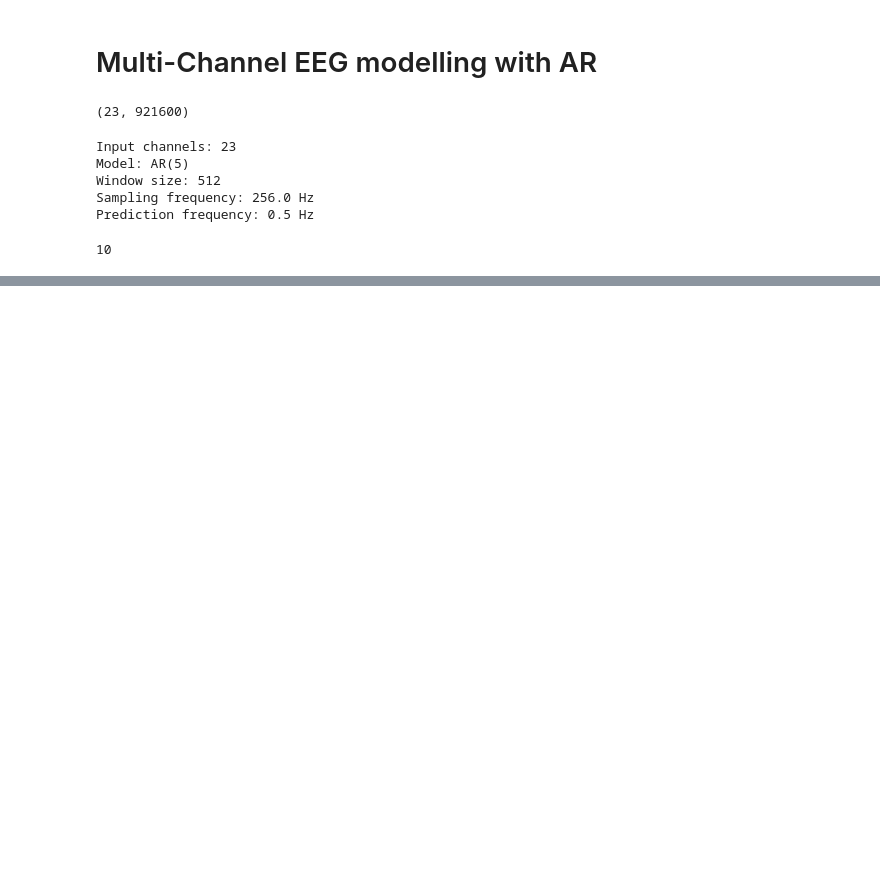
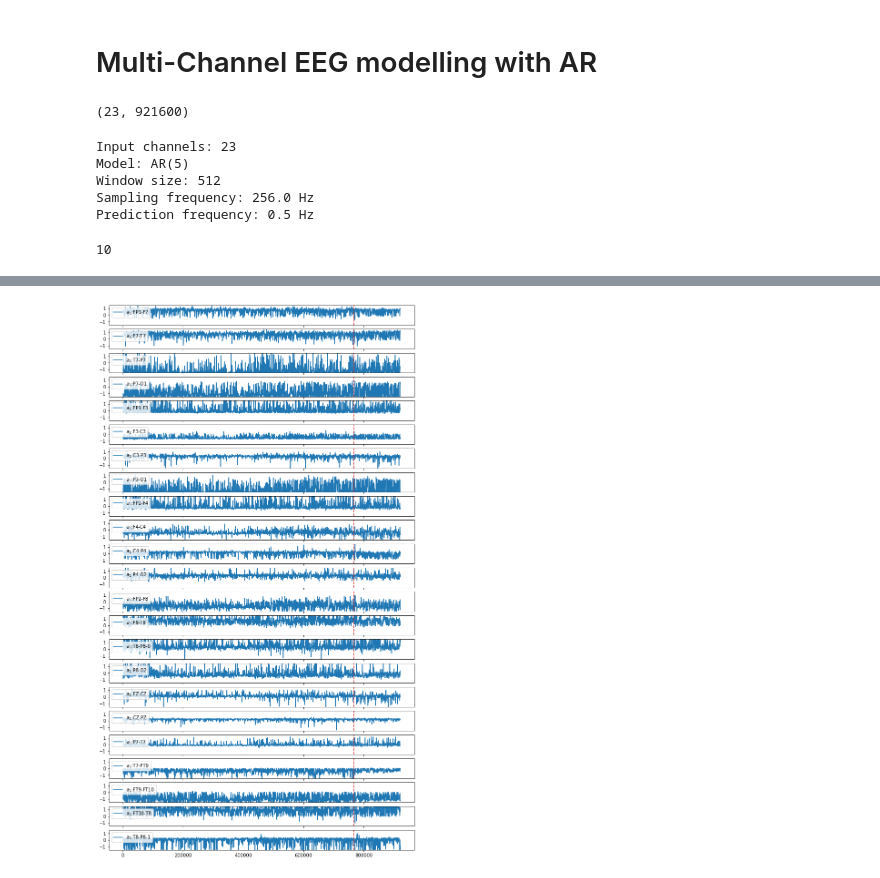
Before and after one commit to samisnotinsane/chbmit-seizure-prediction, a Jupyter notebook: feature_extraction/AR_response_multi_channel.ipynb, the cells around one changed output, grey strips where cells are left out. Cells and saved outputs as stored; diff of their text form; code cells hidden in the pictures; blank space fills up the shorter version.

```diff
--- a/feature_extraction/AR_response_multi_channel.ipynb
+++ b/feature_extraction/AR_response_multi_channel.ipynb
@@ -87,0 +101,10 @@ Wall time: 4.61 s
+# %%
+fig, axes = plt.subplots(figsize=(12,22), nrows=n_c, sharex=True)
+for i, ax in enumerate(axes):
+    ax.plot(ar_index, a_1[:,i], label=f'$a_1$:{ch_names[i]}')
+    ax.set_ylim([-1.5, 1.5])
+    ax.legend(loc=2)
+    ax.axvline(x=seizure_start_index, color='tab:red', ls='--')
+plt.show()
+# %% [output]
+[figure, added]
```
Also changed, not shown: parts of 2 cells of this notebook.
